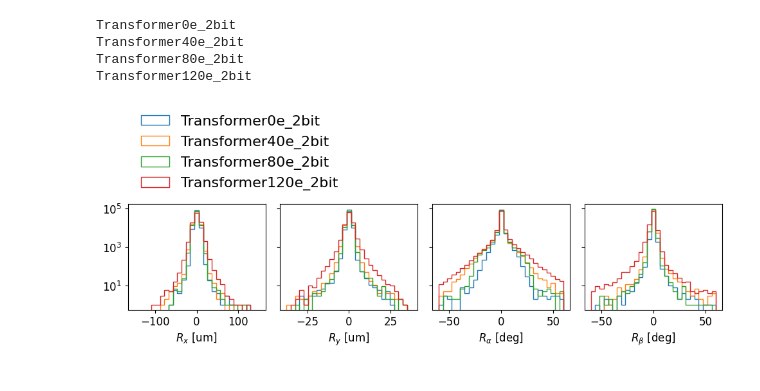
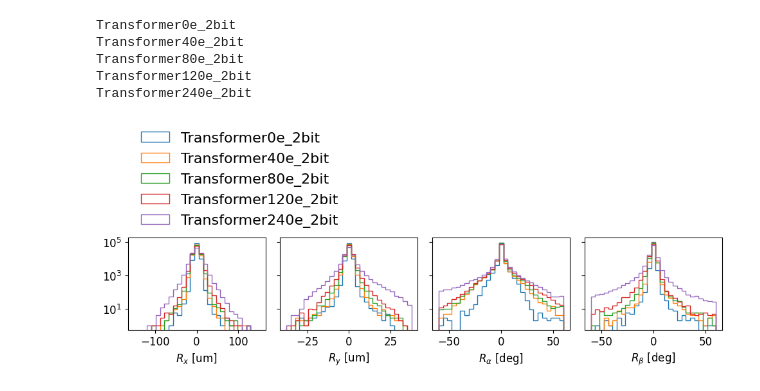
Before and after one commit to jennetd/smart-pixels-ml, a Jupyter notebook: read-all-models.ipynb, the cells around one changed output. Drawn from its saved outputs; the diff is of its cells as text; code cells hidden in the pictures.

Commit message:
update with dataset 2s and slim

```diff
--- a/read-all-models.ipynb
+++ b/read-all-models.ipynb
@@ -20,20 +20,30 @@ paths = {}
 
 modeldir = "/uscms/home/jennetd/nobackup/smart-pixels/noise-paper/trained_models/"
 
+paths['Transformer240e_2bit'] = modeldir + 'model-460cfe3f-Transformer240e_2bit-checkpoints/residuals.parquet'
 paths['Transformer120e_2bit'] = modeldir + 'model-923bc2f5-Transformer120e_2bit-checkpoints/residuals.parquet'
 paths['Transformer80e_2bit'] = modeldir + 'model-1fd6dcbc-Transformer80e_2bit-checkpoints/residuals.parquet'
 paths['Transformer40e_2bit'] = modeldir + 'model-baa2aecf-Transformer40e_2bit-checkpoints/residuals.parquet'
 paths['Transformer0e_2bit'] = modeldir + 'model-31ac8cc6-Transformer0e_2bit-checkpoints/residuals.parquet'
 
-paths['MaxConv2D_HQ_0e_2bit'] = modeldir + 'model-5fa297bb-MaxConv2D_HQ_0e_2bit-checkpoints/residuals.parquet'
-#paths['MaxConv2D_HQ_40e_2bit'] = modeldir + 'model-XXX-MaxConv2D_HQ_40e_2bit-checkpoints/residuals.parquet'
-paths['MaxConv2D_HQ_80e_2bit'] = modeldir + 'model-5e6a173a-MaxConv2D_HQ_80e_2bit-checkpoints/residuals.parquet'
-paths['MaxConv2D_HQ_120e_2bit'] = modeldir + 'model-c61695fd-MaxConv2D_HQ_120e_2bit-checkpoints/residuals.parquet'
+paths['Transformer0e_2bit_2s'] = modeldir + 'model-31ac8cc6-Transformer0e_2bit-checkpoints/residuals_2s.parquet'
+
+#paths['MaxConv2D_HQ_0e_2bit'] = modeldir + 'model-5fa297bb-MaxConv2D_HQ_0e_2bit-checkpoints/residuals.parquet'
+#paths['MaxConv2D_HQ_40e_2bit'] = modeldir + 'model-8a298200-MaxConv2D_HQ_40e_2bit-checkpoints/residuals.parquet'
+#paths['MaxConv2D_HQ_80e_2bit'] = modeldir + 'model-5e6a173a-MaxConv2D_HQ_80e_2bit-checkpoints/residuals.parquet'
+#paths['MaxConv2D_HQ_120e_2bit'] = modeldir + 'model-c61695fd-MaxConv2D_HQ_120e_2bit-checkpoints/residuals.parquet'
 
 paths['MaxConv2D_SQ_0e_2bit'] = modeldir + 'model-60350e7e-MaxConv2D_SQ_0e_2bit-checkpoints/residuals.parquet'
-#paths['MaxConv2D_SQ_40e_2bit'] = modeldir + 'model-XXX-MaxConv2D_SQ_40e_2bit-checkpoints/residuals.parquet'
+paths['MaxConv2D_SQ_40e_2bit'] = modeldir + 'model-d8686125-MaxConv2D_SQ_40e_2bit-checkpoints/residuals.parquet'
 paths['MaxConv2D_SQ_80e_2bit'] = modeldir + 'model-58301193-MaxConv2D_SQ_80e_2bit-checkpoints/residuals.parquet'
-#paths['MaxConv2D_SQ_120e_2bit'] = modeldir + 'model-XXX-MaxConv2D_SQ_120e_2bit-checkpoints/residuals.parquet'
+paths['MaxConv2D_SQ_120e_2bit'] = modeldir + 'model-262a0f35-MaxConv2D_SQ_120e_2bit-checkpoints/residuals.parquet'
+paths['MaxConv2D_SQ_240e_2bit'] = modeldir + 'model-030dc0e0-MaxConv2D_SQ_240e_2bit-checkpoints/residuals.parquet'
+
+paths['SlimConv2D_SQ_0e_2bit'] = modeldir + 'model-13e3145d-SlimConv2D_SQ_0e_2bit-checkpoints/residuals.parquet'
+paths['SlimConv2D_SQ_40e_2bit'] = modeldir + 'model-ca29cdcf-SlimConv2D_SQ_40e_2bit-checkpoints/residuals.parquet'
+paths['SlimConv2D_SQ_80e_2bit'] = modeldir + 'model-ad44b72c-SlimConv2D_SQ_80e_2bit-checkpoints/residuals.parquet'
+paths['SlimConv2D_SQ_120e_2bit'] = modeldir + 'model-1c1e4f40-SlimConv2D_SQ_120e_2bit-checkpoints/residuals.parquet'
+paths['SlimConv2D_SQ_240e_2bit'] = modeldir + 'model-e5c07d15-SlimConv2D_SQ_240e_2bit-checkpoints/residuals.parquet'
 
 #paths['Transformer120e_3bit'] = modeldir + 'model-c95f57a7-Transformer120e_3bit-checkpoints/residuals.parquet'
 #paths['Transformer80e_3bit'] = modeldir + 'model-69c59d64-Transformer80e_3bit-checkpoints/residuals.parquet'
@@ -115,7 +128,7 @@ for m, path in paths.items():
 with open('residuals.json', 'w') as fp:
     json.dump(residuals, fp)
 # %%
-def draw(names):
+def draw(names, density=False):
     fig, ax = plt.subplots(2,4,figsize=(10,4),sharey='row', constrained_layout=True, gridspec_kw={'height_ratios': [1, 2]})
 
     ax[0,0].axis('off')
@@ -134,21 +147,22 @@ def draw(names):
 
         # x
         ax[1,0].set_xlabel(r'$R_x$ [um]')
-        h1 = ax[1,0].hist(df[m]["residualx"],histtype='step',bins=np.linspace(-3*xpitch,3*xpitch,30),color=colors[i],label=m)
+        h1 = ax[1,0].hist(df[m]["residualx"],histtype='step',bins=np.linspace(-3*xpitch,3*xpitch,30),color=colors[i],label=m,density=density)
         legend_entries += h1[-1]
         ax[1,0].set_yscale('log')
 
         # y
         ax[1,1].set_xlabel(r'$R_y$ [um]')
-        ax[1,1].hist(df[m]["residualy"],histtype='step',bins=np.linspace(-3*ypitch,3*ypitch,30),color=colors[i])
+        ax[1,1].hist(df[m]["residualy"],histtype='step',bins=np.linspace(-3*ypitch,3*ypitch,30),color=colors[i],density=density)
 
-        # alpha
-        ax[1,2].set_xlabel(r'$R_\alpha$ [deg]')
-        ax[1,2].hist(df[m]["residualA"],histtype='step',bins=np.linspace(-60,60,30),color=colors[i])
+        if "Slim" not in m:
+            # alpha
+            ax[1,2].set_xlabel(r'$R_\alpha$ [deg]')
+            ax[1,2].hist(df[m]["residualA"],histtype='step',bins=np.linspace(-60,60,30),color=colors[i],density=density)
 
         # beta
         ax[1,3].set_xlabel(r'$R_\beta$ [deg]')
-        ax[1,3].hist(df[m]["residualB"],histtype='step',bins=np.linspace(-60,60,30),color=colors[i])
+        ax[1,3].hist(df[m]["residualB"],histtype='step',bins=np.linspace(-60,60,30),color=colors[i],density=density)
 
     gs = ax[0, 2].get_gridspec()
     ax[0,0].remove()
@@ -162,10 +176,11 @@ def draw(names):
 #draw(['Transformer0e_2bit','Transformer0e_3bit','Transformer0e_full'])
 # %%
 # 2 BIT TRANSFORMER, COMPARE NOISE
-draw(['Transformer0e_2bit','Transformer40e_2bit','Transformer80e_2bit','Transformer120e_2bit'])
+draw(['Transformer0e_2bit','Transformer40e_2bit','Transformer80e_2bit','Transformer120e_2bit','Transformer240e_2bit'])
 # %% [output]
 Transformer0e_2bit
 Transformer40e_2bit
 Transformer80e_2bit
 Transformer120e_2bit
+Transformer240e_2bit
-[figure, old version]
+[figure, new version]
```
Also changed, not shown: parts of 12 cells of this notebook, 40 other files.
